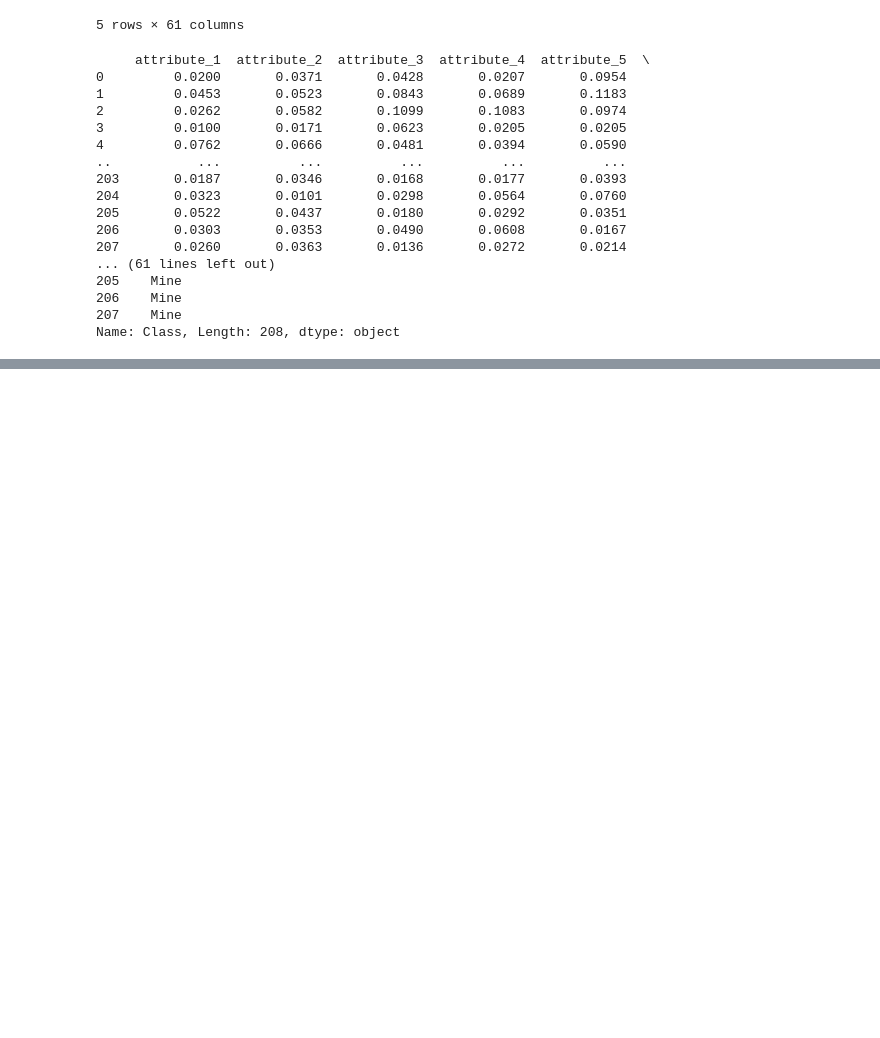
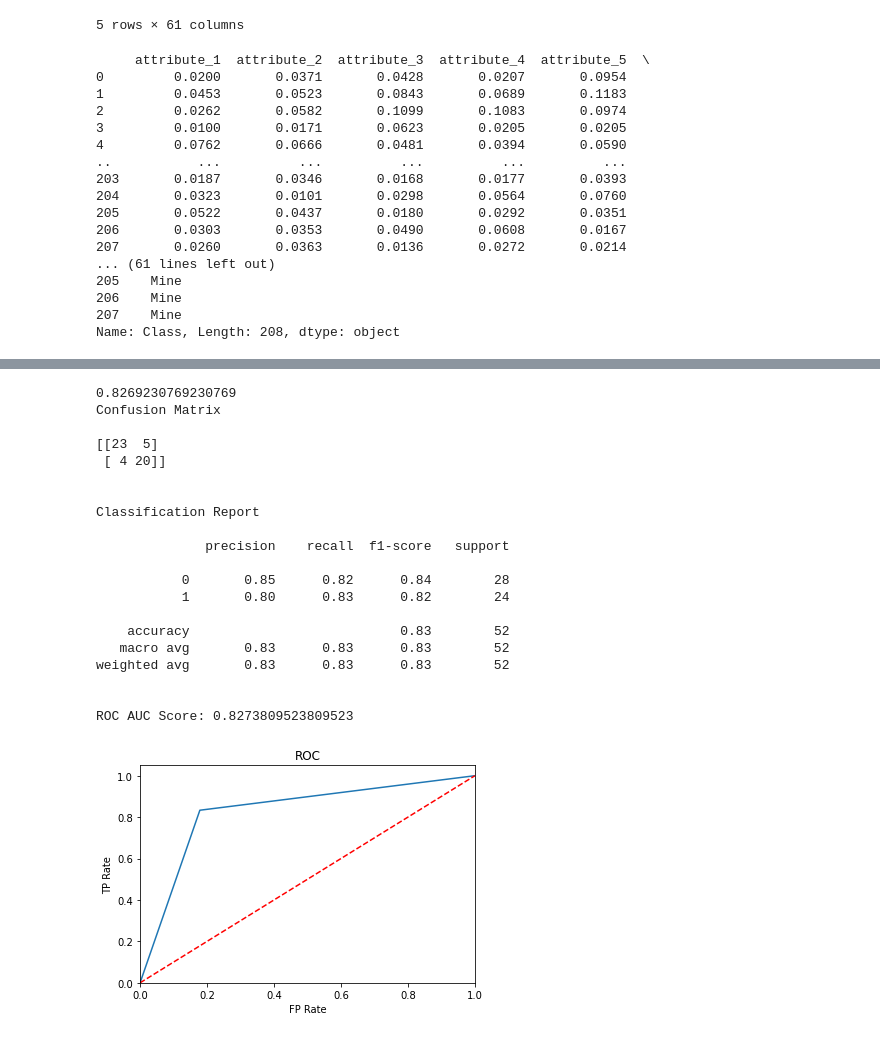
Before and after one commit to Farah-S/sonar-rock-classification, a Jupyter notebook: Logistic_Regression.ipynb, the cells around one changed output, grey strips where cells are left out. Saved outputs shown, nothing was run; the diff lists cells and outputs as text; code cells hidden in the pictures; blank space fills up the shorter version.

```diff
--- a/Logistic_Regression.ipynb
+++ b/Logistic_Regression.ipynb
@@ -66,3 +92,14 @@ Name: Class, Length: 208, dtype: object
+# %%
+columns=selected_features
+df = pd.read_csv("/content/drive/MyDrive/selected topics/sonar.csv", usecols=selected_features)
+# print(df.head())
+x2=df.copy()
+df['Class_enc'] = le.fit_transform(sonar['Class'])
+
+y2=df['Class_enc']
+
+# print(X)
+# print(y)
 # %%
 # print(i)
 # g = sns.PairGrid(sonar[:1])
@@ -92,6 +154,7 @@ plt.tight_layout()
 # %%
 #stratify: split the dataset into train and test sets in a way that preserves the same proportions of examples in each class as observed in the original dataset.
 #Setting random_state a fixed value will guarantee that same sequence of random numbers are generated each time the code is run
-X_train, X_test, y_train, y_test = train_test_split(X, y, test_size=0.25, random_state=10, stratify=y)
+X_train, X_test, y_train, y_test = train_test_split(X, y, test_size=0.25, random_state=2, stratify=y)
+df_train, df_test, dfy_train, dfy_test = train_test_split(x2, y2, test_size=0.25, random_state=2, stratify=y2)
 # %%
 model=LogisticRegression().fit(X_train, y_train)
@@ -153,0 +218,60 @@ ROC AUC Score: 0.773809523809524
+# %%
+# print(df_train)
+# print(dfy_train)
+model=LogisticRegression().fit(df_train, dfy_train)
+y_pred=model.predict(df_test)
+# print(model.predict_proba(X_test))
+print(model.score(df_test, dfy_test))
+
+# Print the Confusion Matrix
+cm = confusion_matrix(dfy_test, y_pred)
+print("Confusion Matrix\n")
+print(cm)
+
+# Print the Classification Report
+cr = classification_report(dfy_test, y_pred)
+print("\n\nClassification Report\n")
+print(cr)
+
+
+# Print the Receiver operating characteristic Auc score
+auc_score = roc_auc_score(dfy_test, y_pred)
+print("\nROC AUC Score:",auc_score)
+
+# Get probabilities.
+y_pred_proba = model.predict_proba(df_test)
+
+# Get False Positive rate, True Positive rate and the threshold
+fpr, tpr, thresholds = roc_curve(dfy_test, y_pred)
+
+# Visualize the ROC curve.
+plt.plot(fpr, tpr)
+plt.plot([0, 1], [0, 1],'r--')
+plt.xlim([0.0, 1.0])
+plt.ylim([0.0, 1.05])
+plt.xlabel('FP Rate')
+plt.ylabel('TP Rate')
+plt.title('ROC')
+plt.show()
+# %% [output]
+0.8269230769230769
+Confusion Matrix
+
+[[23  5]
+ [ 4 20]]
+
+
+Classification Report
+
+              precision    recall  f1-score   support
+
+           0       0.85      0.82      0.84        28
+           1       0.80      0.83      0.82        24
+
+    accuracy                           0.83        52
+   macro avg       0.83      0.83      0.83        52
+weighted avg       0.83      0.83      0.83        52
+
+
+ROC AUC Score: 0.8273809523809523
+[figure, added]
```
Also changed, not shown: parts of 6 cells of this notebook.
